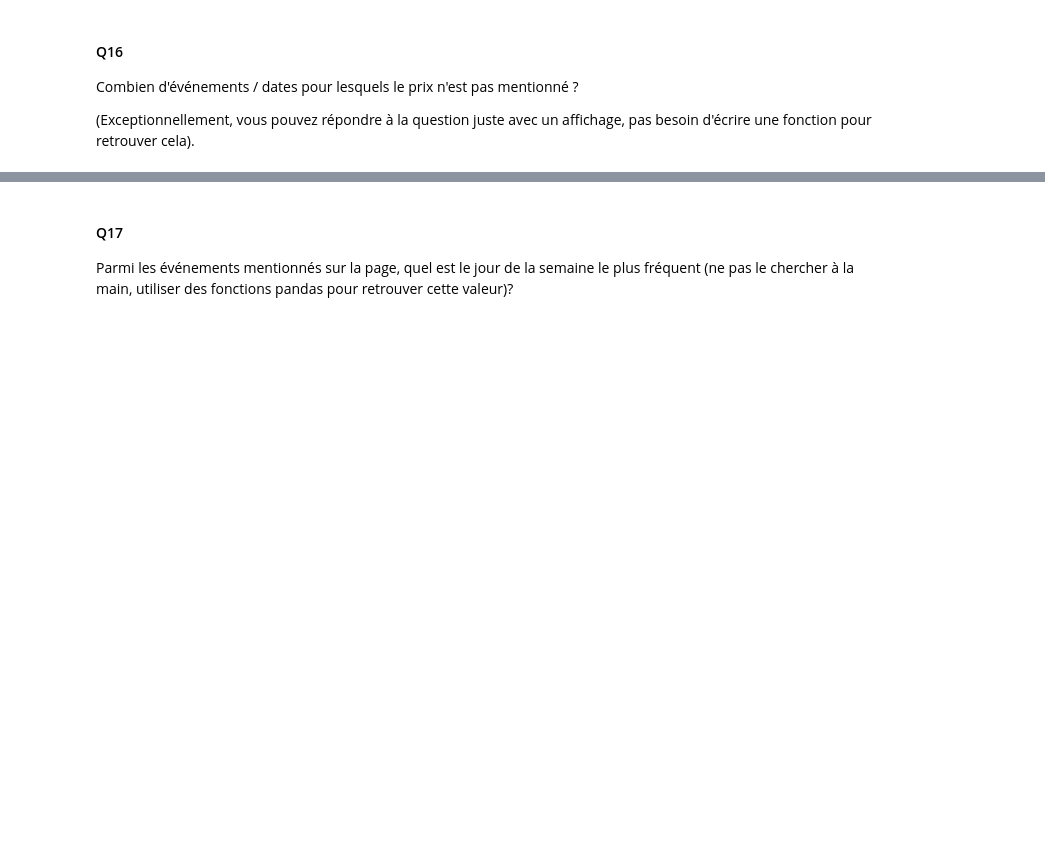
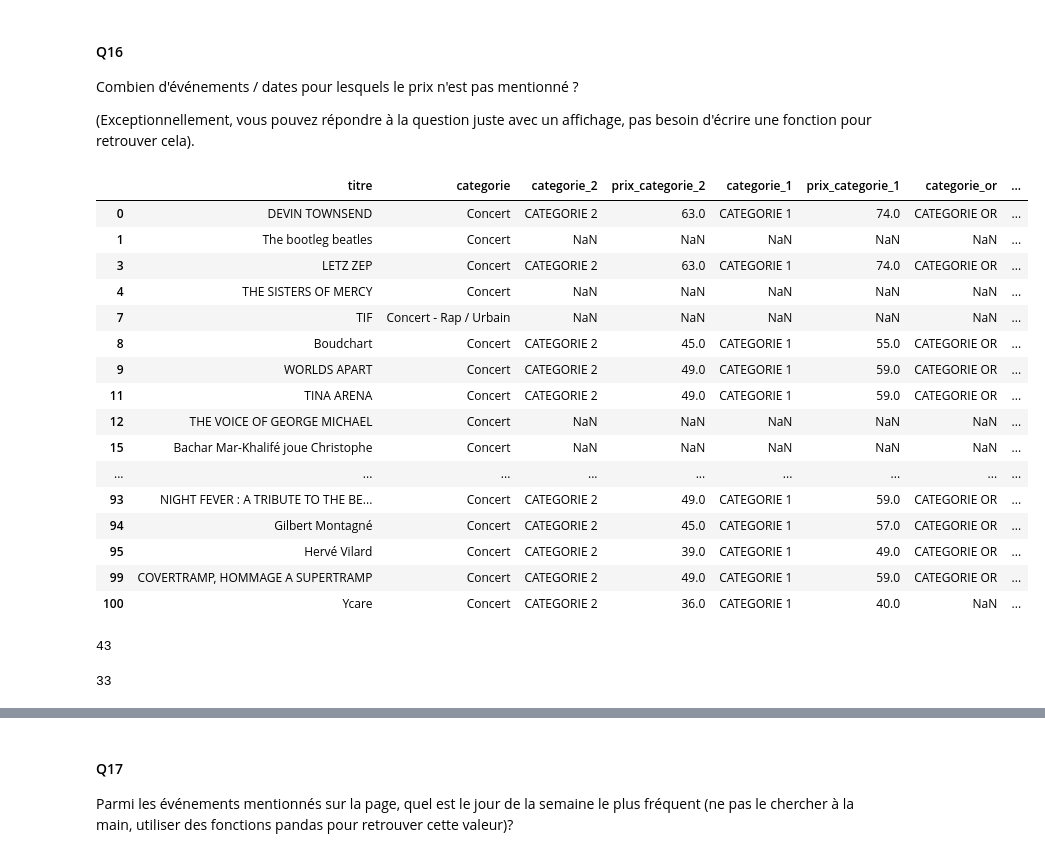
Before and after one commit to sarahmoussaoui/Data-Mining-Practical-work, a Jupyter notebook: TP n°1 Web scraping/TP1-Scraping-Enonce.ipynb, the cells around one changed output, grey strips where cells are left out. Saved outputs shown, nothing was run; the diff lists cells and outputs as text; code cells hidden in the pictures; blank space fills up the shorter version.

```diff
--- a/TP n°1 Web scraping/TP1-Scraping-Enonce.ipynb
+++ b/TP n°1 Web scraping/TP1-Scraping-Enonce.ipynb
@@ -74,3 +169,7 @@ Avec BeautifulSoup, placez le contenu HTML de "pages" (toutes les pages HTML) da
 Retournez (avec print) le titre du premier événement mentionné dans la première page. Le type de sortie attendue est par exemple :
 # %% [markdown]
 Alizée
+# %%
+titre = soup[0].find_all("h3", class_="card-event__title")
+
+print(titre[0].text)
@@ -235,0 +612,13 @@ N.B. Vous pourriez aussi mettre cela dans une liste, ça serait peut-être même
+# %%
+compteur = 1
+
+for i in range(5):
+
+    print(f"Événement {compteur} : {donnees['titre'][i]} - {donnees['categorie'][i]}")
+
+    for date_heure in donnees["dates_heures"][i]:
+        print(f"   Le {date_heure}")
+
+    print(f"   Réservation : {donnees['reservation'][i]}")
+
+    compteur = compteur + 1
@@ -235,0 +640,9 @@ N.B. Vous pourriez aussi mettre cela dans une liste, ça serait peut-être même
+# %%
+# print first event where: reservation = "Réservation impossible"
+assumption = False
+i=1
+while assumption == False and i < len(donnees['reservation']):
+    if donnees['reservation'][i] == "Réservation impossible":
+        print(f"Événement: {donnees['titre'][i]} - {donnees['categorie'][i]}, Réservation: {donnees['reservation'][i]}")
+        assumption = True
+    i += 1
@@ -279,3 +1139,44 @@ Parmi les événements mentionnés dans cette page, combien y a-t-il de concerts
 Combien d\'événements / dates pour lesquels le prix n\'est pas mentionné ?
 
 (Exceptionnellement, vous pouvez répondre à la question juste avec un affichage, pas besoin d'écrire une fonction pour retrouver cela).
+# %%
+concert = evenements[
+    evenements["categorie"].str.contains(
+        "Concert",
+        case=False,
+        na=False
+    )
+]
+
+
+comedie = evenements[
+    evenements["categorie"].str.contains(
+        "Humour|One man show|One-man-show",
+        case=False,
+        na=False
+    )
+]
+# %%
+display(concert)
+# %% [output]
+|  | titre | categorie | categorie_2 | prix_categorie_2 | categorie_1 | prix_categorie_1 | categorie_or | ... |
+| 0 | DEVIN TOWNSEND | Concert | CATEGORIE 2 | 63.0 | CATEGORIE 1 | 74.0 | CATEGORIE OR | ... |
+| 1 | The bootleg beatles | Concert | NaN | NaN | NaN | NaN | NaN | ... |
+| 3 | LETZ ZEP | Concert | CATEGORIE 2 | 63.0 | CATEGORIE 1 | 74.0 | CATEGORIE OR | ... |
+| 4 | THE SISTERS OF MERCY | Concert | NaN | NaN | NaN | NaN | NaN | ... |
+| 7 | TIF | Concert - Rap / Urbain | NaN | NaN | NaN | NaN | NaN | ... |
+| 8 | Boudchart | Concert | CATEGORIE 2 | 45.0 | CATEGORIE 1 | 55.0 | CATEGORIE OR | ... |
+| 9 | WORLDS APART | Concert | CATEGORIE 2 | 49.0 | CATEGORIE 1 | 59.0 | CATEGORIE OR | ... |
+| 11 | TINA ARENA | Concert | CATEGORIE 2 | 49.0 | CATEGORIE 1 | 59.0 | CATEGORIE OR | ... |
+| 12 | THE VOICE OF GEORGE MICHAEL | Concert | NaN | NaN | NaN | NaN | NaN | ... |
+| 15 | Bachar Mar-Khalifé joue Christophe | Concert | NaN | NaN | NaN | NaN | NaN | ... |
+| ... | ... | ... | ... | ... | ... | ... | ... | ... |
+| 93 | NIGHT FEVER : A TRIBUTE TO THE BE... | Concert | CATEGORIE 2 | 49.0 | CATEGORIE 1 | 59.0 | CATEGORIE OR | ... |
+| 94 | Gilbert Montagné | Concert | CATEGORIE 2 | 45.0 | CATEGORIE 1 | 57.0 | CATEGORIE OR | ... |
+| 95 | Hervé Vilard | Concert | CATEGORIE 2 | 39.0 | CATEGORIE 1 | 49.0 | CATEGORIE OR | ... |
+| 99 | COVERTRAMP, HOMMAGE A SUPERTRAMP | Concert | CATEGORIE 2 | 49.0 | CATEGORIE 1 | 59.0 | CATEGORIE OR | ... |
+| 100 | Ycare | Concert | CATEGORIE 2 | 36.0 | CATEGORIE 1 | 40.0 | NaN | ... |
+# %%
+print(len(concert))
+# %% [output]
+43
@@ -281,0 +1185,4 @@ Combien d\'événements / dates pour lesquels le prix n\'est pas mentionné ?
+# %%
+print(len(comedie))
+# %% [output]
+33
```
Also changed, not shown: parts of 23 cells of this notebook, 22 other files.
